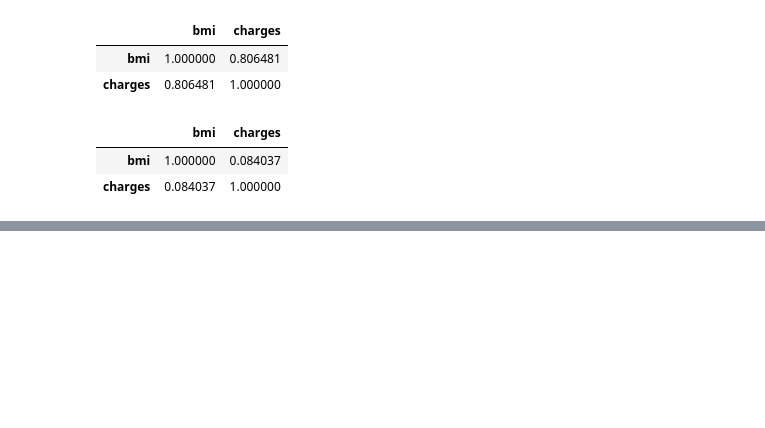
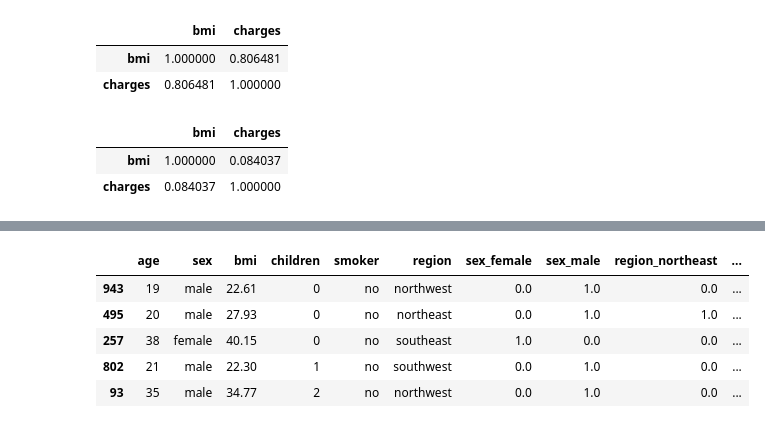
Before and after one commit to stefkwan/pytn_300725, a Jupyter notebook: sesi12_27Aug.ipynb, the cells around one changed output, grey strips where cells are left out. Saved outputs shown, nothing was run; the diff lists cells and outputs as text; code cells hidden in the pictures; blank space fills up the shorter version.

```diff
--- a/sesi12_27Aug.ipynb
+++ b/sesi12_27Aug.ipynb
@@ -812,0 +881,4 @@ NameError: name 'X_train' is not defined
+# %%
+X_test_encoded = pd.DataFrame(
+    X_test_encoded, columns=col_names2, index=X_test.index)
+X_test_encoded.head()
@@ -812,0 +892,10 @@ NameError: name 'X_train' is not defined
+# %%
+X_test = pd.concat([X_test, X_test_encoded], axis=1)
+X_test.head()
+# %% [output]
+|  | age | sex | bmi | children | smoker | region | sex_female | sex_male | region_northeast | ... |
+| 943 | 19 | male | 22.61 | 0 | no | northwest | 0.0 | 1.0 | 0.0 | ... |
+| 495 | 20 | male | 27.93 | 0 | no | northeast | 0.0 | 1.0 | 1.0 | ... |
+| 257 | 38 | female | 40.15 | 0 | no | southeast | 1.0 | 0.0 | 0.0 | ... |
+| 802 | 21 | male | 22.30 | 1 | no | southwest | 0.0 | 1.0 | 0.0 | ... |
+| 93 | 35 | male | 34.77 | 2 | no | northwest | 0.0 | 1.0 | 0.0 | ... |
```
Also changed, not shown: parts of 22 cells of this notebook.
